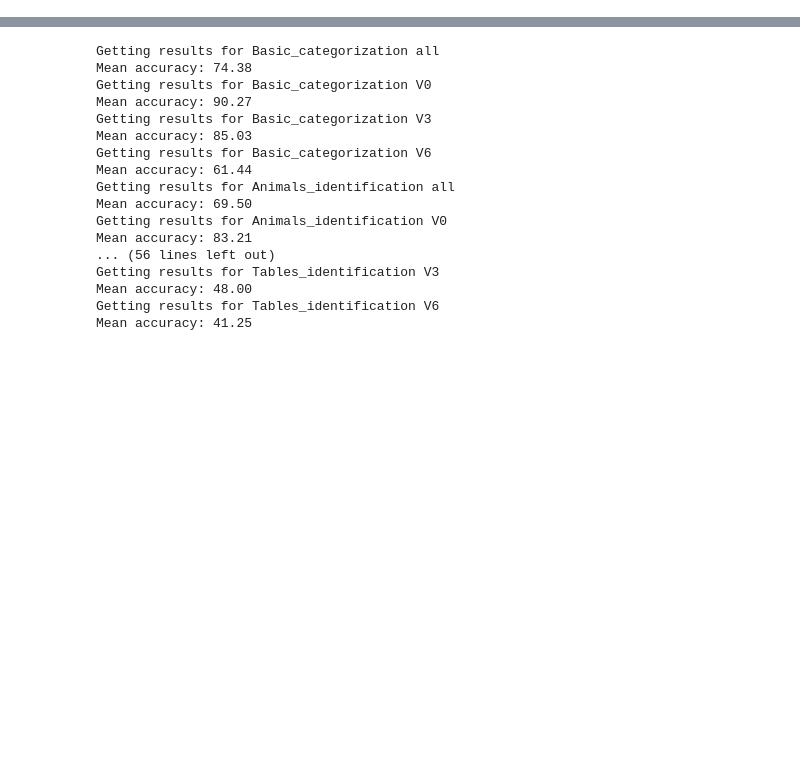
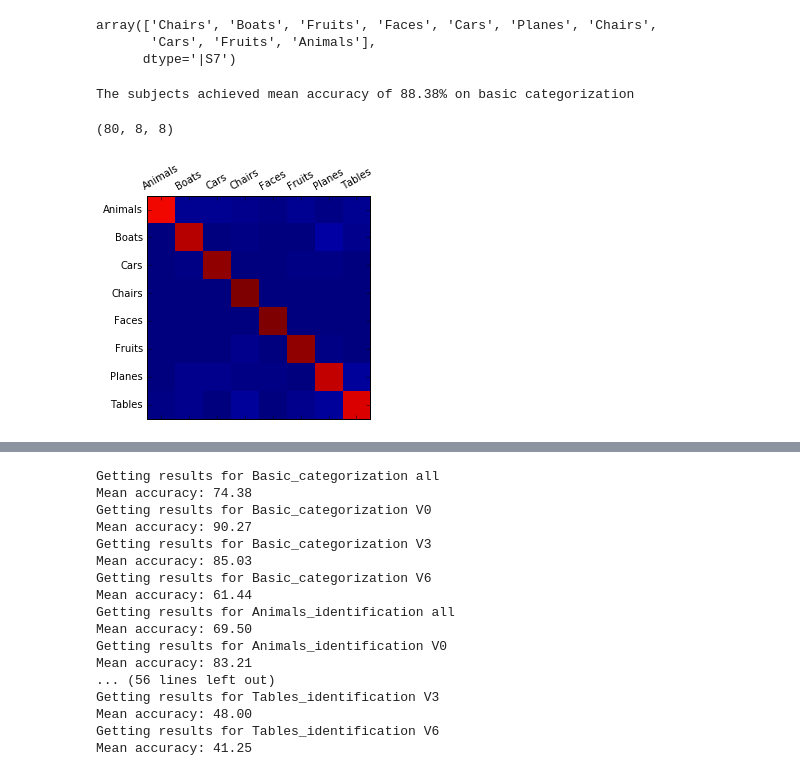
Before and after one commit to neuroailab/psych253, a Jupyter notebook: Lecture6.ipynb, the cells around one changed output, grey strips where cells are left out. Saved outputs shown, nothing was run; the diff lists cells and outputs as text; code cells hidden in the pictures; blank space fills up the shorter version.

```diff
--- a/Lecture6.ipynb
+++ b/Lecture6.ipynb
@@ -50,0 +92,6 @@ Behavioral_Dataset = h5py.File(HUMAN_DATA_PATH)
+# %%
+Behavioral_Dataset['Basic_categorization']['chosen'][0][:10]
+# %% [output]
+array(['Chairs', 'Boats', 'Fruits', 'Faces', 'Cars', 'Planes', 'Chairs',
+       'Cars', 'Fruits', 'Animals'],
+      dtype='|S7')
@@ -51,4 +103,15 @@ Behavioral_Dataset = h5py.File(HUMAN_DATA_PATH)
+# %%
+#how good are the subjects at these tasks?
+chosen = Behavioral_Dataset['Basic_categorization']['chosen'][:]
+actual = Behavioral_Dataset['Basic_categorization']['actual'][:]
+percent_correct = (chosen == actual).mean() * 100
+print('The subjects achieved mean accuracy of %.2f%% on basic categorization' % percent_correct)
+# %% [output]
+The subjects achieved mean accuracy of 88.38% on basic categorization
 # %%
+#ok let's get the confusion matrices for each part of the dat
+#by variation level for all experiments
+
 expnames = [('Basic_categorization', 'category')] + \
             [(c + '_identification', 'obj') for c in unique_categories]
 
@@ -56,7 +119,7 @@ human_confmats = {}
 for expname, exp_goal in expnames:
     if 'Basic' in expname:
         ucats = unique_categories
-    else:
+    else:ma
         catn = expname.split('_')[0]
         ucats = objects_by_category[catn]
     preds = Behavioral_Dataset[expname]['chosen']
@@ -68,3 +131,17 @@ for expname, exp_goal in expnames:
         cms = np.array([metrics.get_confusion_matrix(p[vl==v], a[vl==v], ucats)
                              for p, a, vl in zip(preds, actuals, vls)])
         human_confmats[(expname, v)] = cms
+# %%
+cmat = human_confmats[('Basic_categorization', 'V0')]
+cmat.shape
+#ok we've gathered the confusion matrices so that the 0th axis
+#is the subject dimension
+# %% [output]
+(80, 8, 8)
+# %%
+#What does the confusion matrix look like?
+plt.matshow(cmat.mean(0))
+plt.xticks(range(8), unique_categories, rotation=30);
+plt.yticks(range(8), unique_categories);
+# %% [output]
+[figure, added]
```
Also changed, not shown: parts of 9 cells of this notebook, 1 other file.
